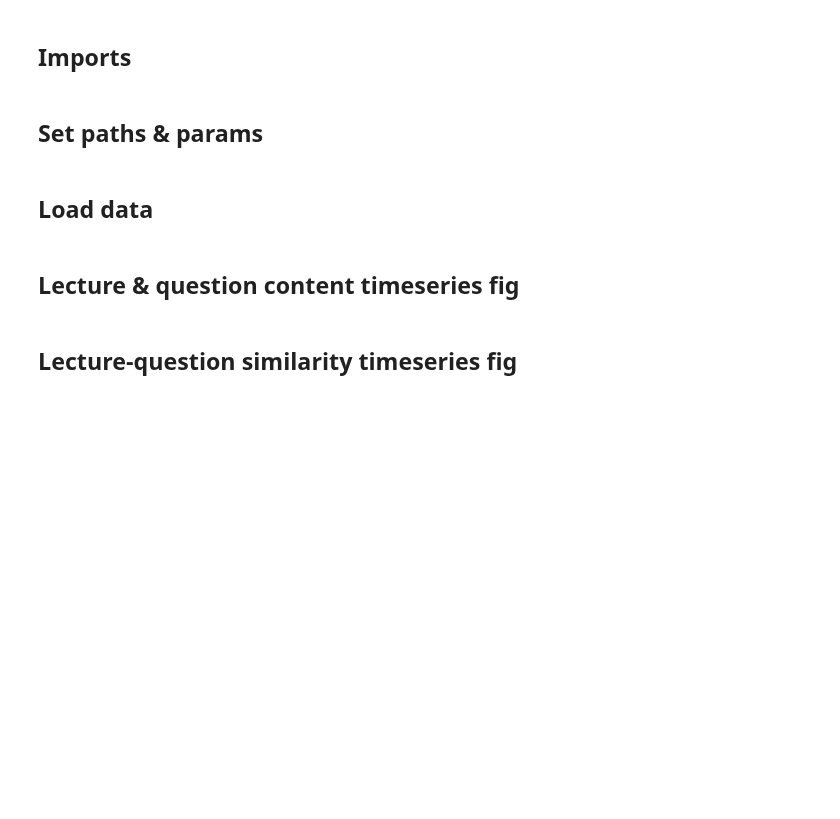
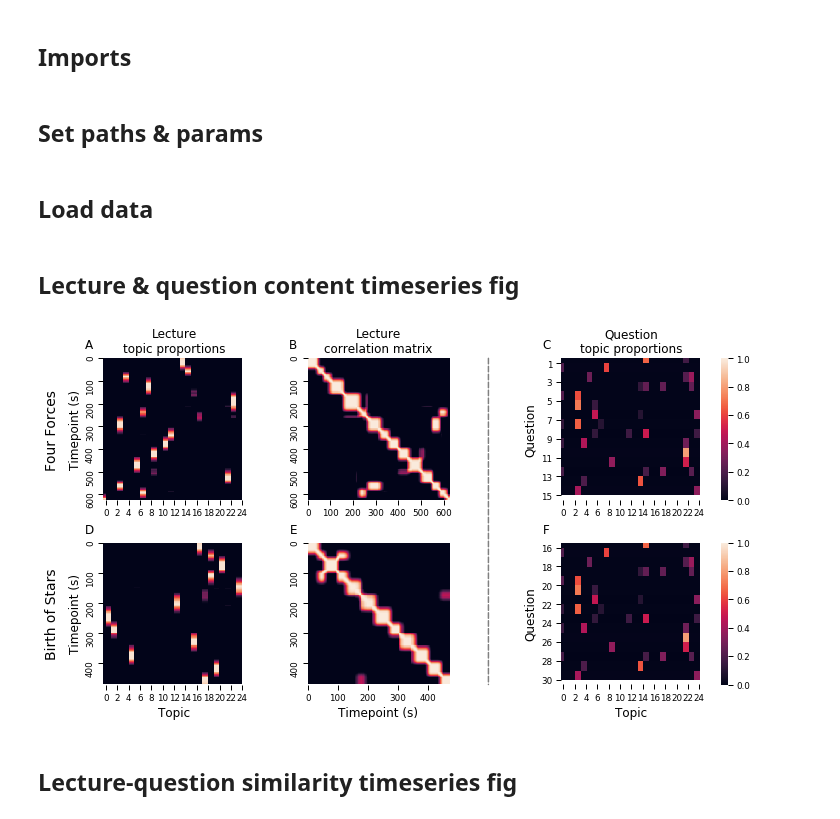
Before and after one commit to ContextLab/efficient-learning-khan, a Jupyter notebook: code/notebooks/lecture-question-timeseries-figs.ipynb, the cells around one changed output. Drawn from its saved outputs; the diff is of its cells as text; code cells hidden in the pictures; blank space fills up the shorter version.

```diff
--- a/code/notebooks/lecture-question-timeseries-figs.ipynb
+++ b/code/notebooks/lecture-question-timeseries-figs.ipynb
@@ -74,7 +74,7 @@ sns.heatmap(forces_qs, vmin=0, vmax=1, xticklabels=2, yticklabels=2,
             cmap=cmap, cbar=True, cbar_kws=cbar_kws, ax=c)
 c.collections[0].remove()
 aspect = forces_qs.shape[1] / forces_qs.shape[0]
-c.imshow(ff_qs, aspect=aspect, vmin=0, vmax=1, cmap=cmap)
+c.imshow(forces_qs, aspect=aspect, vmin=0, vmax=1, cmap=cmap)
 c.set_yticklabels(list(range(1, 16, 2)), rotation=0)
 c.set_title('Question\ntopic proportions', fontsize=12)
 c.set_ylabel('Question', fontsize=12)
@@ -97,34 +97,37 @@ sns.heatmap(corrmat, vmin=0, vmax=1, xticklabels=100, yticklabels=100,
             cbar=False, cmap=cmap, ax=e)
 e.collections[0].remove()
 e.imshow(corrmat, aspect='equal', vmin=0, vmax=1, cmap=cmap)
 e.set_xlabel('Timepoint (s)', fontsize=12)
 
 # question topic proportions
 sns.heatmap(bos_qs, vmin=0, vmax=1, xticklabels=2, yticklabels=2,
             cmap=cmap, cbar=True, cbar_kws=cbar_kws, ax=f)
 f.collections[0].remove()
 aspect = bos_qs.shape[1] / bos_qs.shape[0]
-f.imshow(ff_qs, aspect=aspect, vmin=0, vmax=1, cmap=cmap)
+f.imshow(forces_qs, aspect=aspect, vmin=0, vmax=1, cmap=cmap)
 f.set_yticklabels(list(range(16, 31, 2)), rotation=0)
 f.set_xlabel('Topic', fontsize=12)
 f.set_ylabel('Question', fontsize=12)
 
 # separator line
 xyA = (0, 1)
 xyB = (0, 0)
 vline = ConnectionPatch(xyA, xyB, coordsA='axes fraction',
                         coordsB='axes fraction', axesA=sep1, axesB=sep2,
                         linestyle='--', linewidth=1.5, color='grey')
 sep2.add_artist(vline)
 sep1.axis('off')
 sep2.axis('off')
 
+# panel labels
 labels = 'ABCDEF'
 for i, ax in enumerate((a, b, c, d, e, f)):
     ax.text(-.1, 1.07, labels[i], horizontalalignment='center',
             transform=ax.transAxes, fontsize=12)
 
-plt.savefig(opj(fig_dir, 'content-timeseries.pdf'), dpi=1000)
+# plt.savefig(opj(fig_dir, 'content-timeseries.pdf'), dpi=1000)
 plt.show()
+# %% [output]
+[figure, added]
 # %% [markdown]
 ## Lecture-question similarity timeseries fig
```
Also changed, not shown: parts of 6 cells of this notebook, 2 other files.
